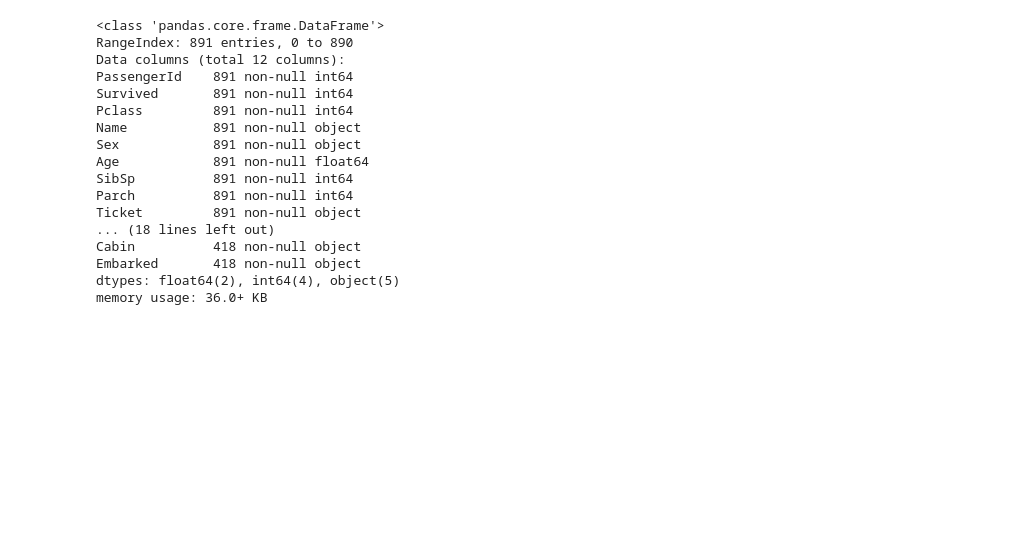
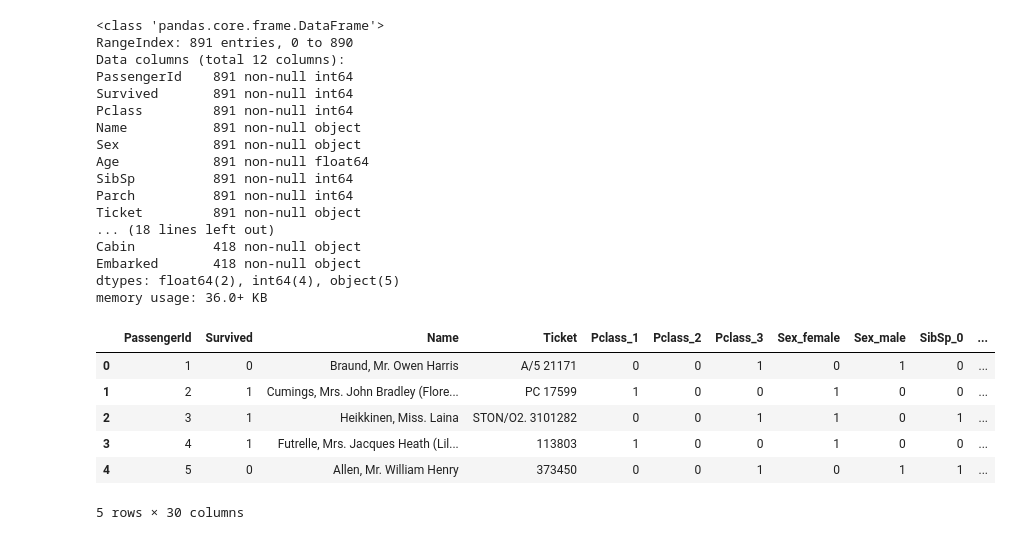
Before and after one commit to liy1046381890/jupyte-notebook, a Jupyter notebook: titanic.ipynb, the cells around one changed output. Drawn from its saved outputs; the diff is of its cells as text; code cells hidden in the pictures; blank space fills up the shorter version.

```diff
--- a/titanic.ipynb
+++ b/titanic.ipynb
@@ -199,3 +199,16 @@ Cabin          418 non-null object
 Embarked       418 non-null object
 dtypes: float64(2), int64(4), object(5)
 memory usage: 36.0+ KB
+# %%
+train_dummies_Pclass = pd.get_dummies(train['Pclass'], prefix='Pclass')
+test_dummies_Pclass = pd.get_dummies(test['Pclass'], prefix='Pclass')
+train_dummies_Sex = pd.get_dummies(train['Sex'], prefix='Sex')
+test_dummies_Sex = pd.get_dummies(test['Sex'], prefix='Sex')
+train_dummies_SibSp = pd.get_dummies(train['SibSp'], prefix='SibSp')
+test_dummies_SibSp = pd.get_dummies(test['SibSp'], prefix='SibSp')
+train_dummies_Parch = pd.get_dummies(train['Parch'], prefix='Parch')
+test_dummies_Parch = pd.get_dummies(test['Parch'], prefix='Parch')
+train_dummies_Cabin = pd.get_dummies(train['Cabin'], prefix='Cabin')
+test_dummies_Cabin = pd.get_dummies(test['Cabin'], prefix='Cabin')
+train_dummies_Embarked = pd.get_dummies(train['Embarked'], prefix='Embarked')
+test_dummies_Embarked = pd.get_dummies(test['Embarked'], prefix='Embarked')
@@ -201,0 +221,23 @@ memory usage: 36.0+ KB
+# %%
+from sklearn.preprocessing import StandardScaler
+scaler = StandardScaler()
+scaler.fit(train_df['Age'].values.reshape(-1,1))
+train_df['Age_scaled'] = scaler.transform(train_df['Age'].values.reshape(-1,1))
+test_df['Age_scaled'] = scaler.transform(test_df['Age'].values.reshape(-1,1))
+
+scaler.fit(train_df['Fare'].values.reshape(-1,1))
+train_df['Fare_scaled'] = scaler.transform(train_df['Fare'].values.reshape(-1,1))
+test_df['Fare_scaled'] = scaler.transform(test_df['Fare'].values.reshape(-1,1))
+
+train_df.drop(['Age', 'Fare'], axis=1, inplace=True)
+test_df.drop(['Age', 'Fare'], axis=1, inplace=True)
+
+train_df.head()
+# %% [output]
+|  | PassengerId | Survived | Name | Ticket | Pclass_1 | Pclass_2 | Pclass_3 | Sex_female | Sex_male | SibSp_0 | ... |
+| 0 | 1 | 0 | Braund, Mr. Owen Harris | A/5 21171 | 0 | 0 | 1 | 0 | 1 | 0 | ... |
+| 1 | 2 | 1 | Cumings, Mrs. John Bradley (Flore... | PC 17599 | 1 | 0 | 0 | 1 | 0 | 0 | ... |
+| 2 | 3 | 1 | Heikkinen, Miss. Laina | STON/O2. 3101282 | 0 | 0 | 1 | 1 | 0 | 1 | ... |
+| 3 | 4 | 1 | Futrelle, Mrs. Jacques Heath (Lil... | 113803 | 1 | 0 | 0 | 1 | 0 | 0 | ... |
+| 4 | 5 | 0 | Allen, Mr. William Henry | 373450 | 0 | 0 | 1 | 0 | 1 | 1 | ... |
+5 rows × 30 columns
```
Also changed, not shown: parts of 10 cells of this notebook, 2 other files.
